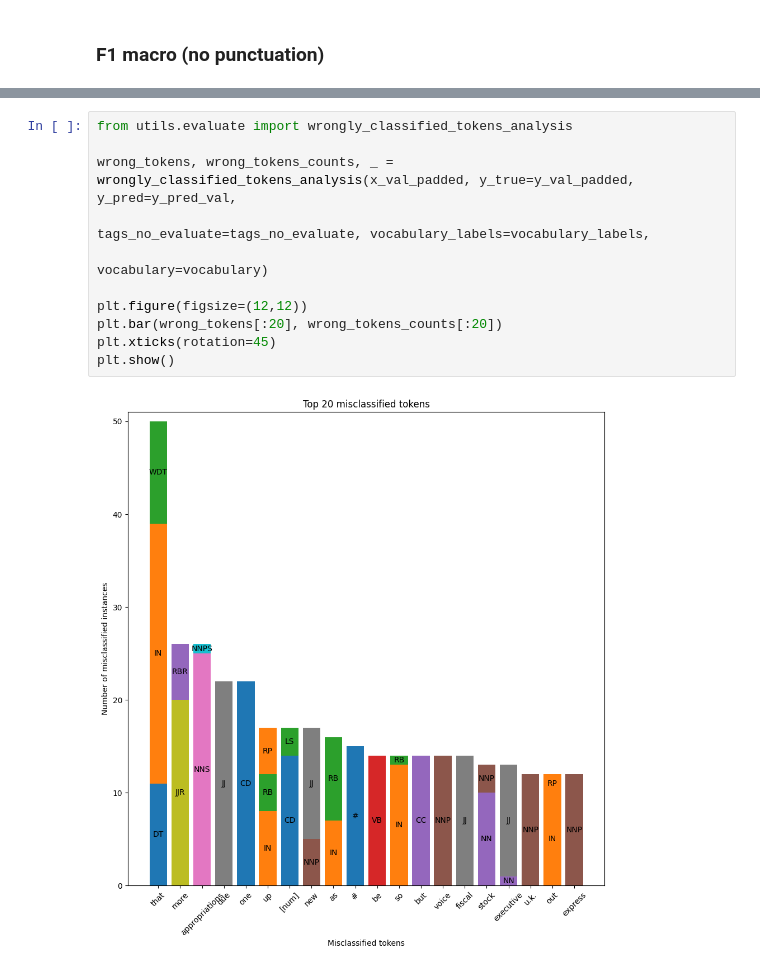
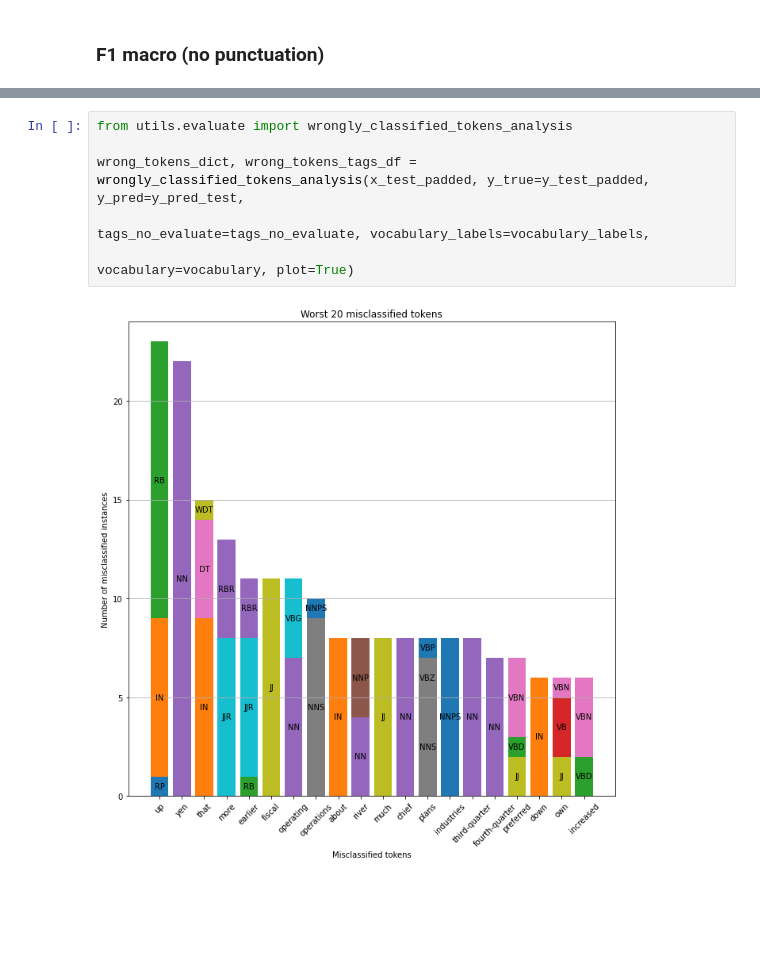
Before and after one commit to EnricoPittini/POS-tagging, a Jupyter notebook: 2) pos tagging.ipynb, the cells around one changed output, grey strips where cells are left out. Drawn from its saved outputs; the diff is of its cells as text; blank space fills up the shorter version.

Commit message:
Update evaluate.py: add wrong sentences analysis, refactor other functions, fix documentation

```diff
--- a/2) pos tagging.ipynb
+++ b/2) pos tagging.ipynb
@@ -938,13 +949,8 @@ F1 macro val: 0.709
 # %%
 from utils.evaluate import wrongly_classified_tokens_analysis
 
-wrong_tokens, wrong_tokens_counts, _ = wrongly_classified_tokens_analysis(x_val_padded, y_true=y_val_padded, y_pred=y_pred_val,
+wrong_tokens_dict, wrong_tokens_tags_df = wrongly_classified_tokens_analysis(x_test_padded, y_true=y_test_padded, y_pred=y_pred_test,
                                                                        tags_no_evaluate=tags_no_evaluate, vocabulary_labels=vocabulary_labels,
-                                                                       vocabulary=vocabulary)
-
-plt.figure(figsize=(12,12))
-plt.bar(wrong_tokens[:20], wrong_tokens_counts[:20])
-plt.xticks(rotation=45)
-plt.show()
+                                                                       vocabulary=vocabulary, plot=True)
 # %% [output]
-[figure, old version]
+[figure, new version]
```
Also changed, not shown: parts of 7 cells of this notebook, 1 other file.
